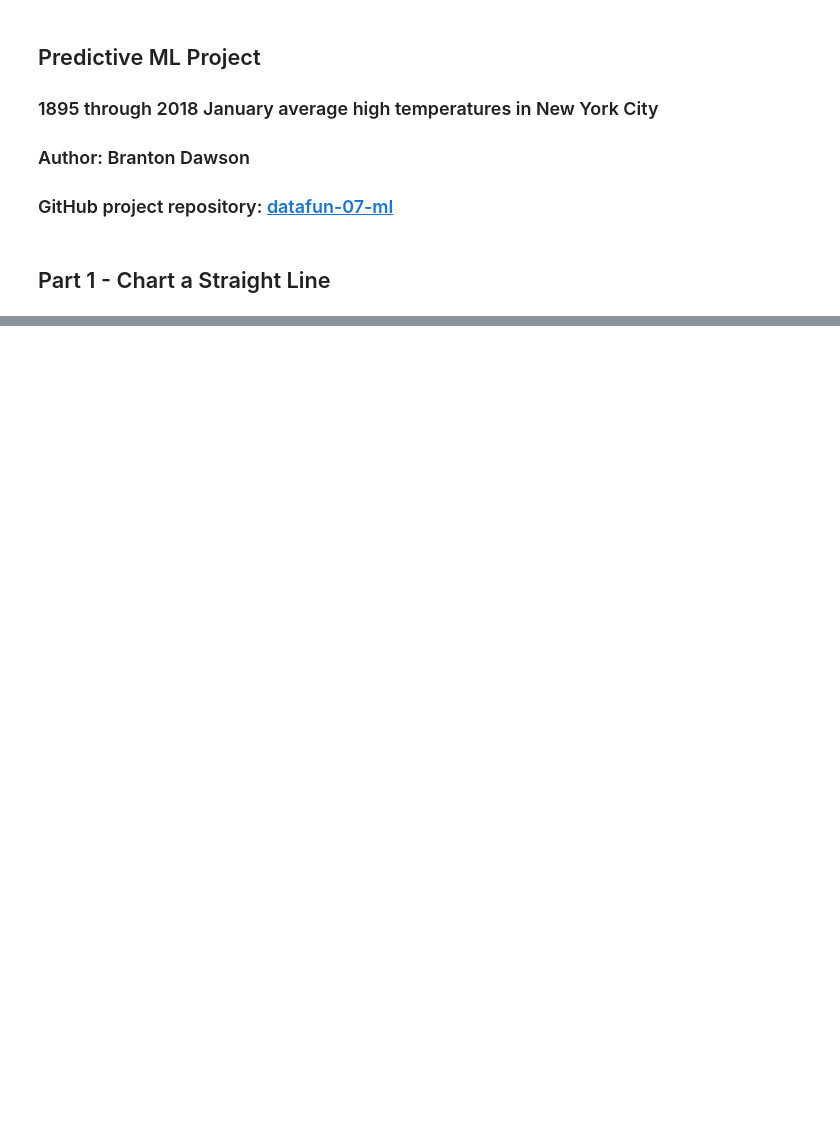
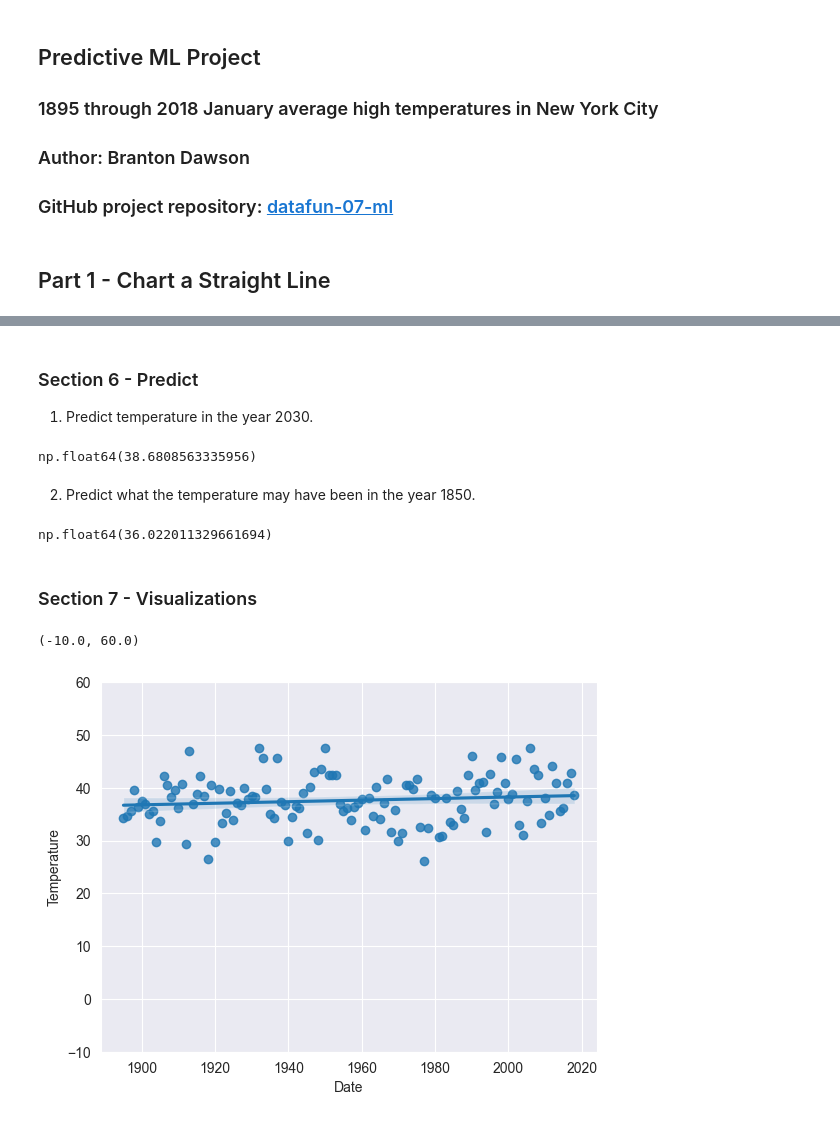
Before and after one commit to bjdawson23/datafun-07-ml, a Jupyter notebook: branton_ml.ipynb, the cells around one changed output, grey strips where cells are left out. Saved outputs shown, nothing was run; the diff lists cells and outputs as text; code cells hidden in the pictures; blank space fills up the shorter version.

```diff
--- a/branton_ml.ipynb
+++ b/branton_ml.ipynb
@@ -29,0 +33,2 @@ y_label = axes.set_ylabel('Celsius')
+# %%
+nyc_df = pd.read_csv('ave_hi_nyc_jan_1895-2018.csv')
@@ -29,0 +67,2 @@ y_label = axes.set_ylabel('Celsius')
+# %%
+nyc_df.columns = ['Date', 'Temperature', 'Anomaly']
@@ -29,0 +87,2 @@ y_label = axes.set_ylabel('Celsius')
+# %%
+nyc_df.Date = nyc_df.Date.floordiv(100)
@@ -29,0 +132,25 @@ y_label = axes.set_ylabel('Celsius')
+# %% [markdown]
+### Section 6 - Predict
+1. Predict temperature in the year 2030.
+# %%
+linear_regression.slope * 2030 + linear_regression.intercept
+# %% [output]
+np.float64(38.6808563335956)
+# %% [markdown]
+2. Predict what the temperature may have been in the year 1850.
+# %%
+linear_regression.slope * 1850 + linear_regression.intercept
+# %% [output]
+np.float64(36.022011329661694)
+# %% [markdown]
+### Section 7 - Visualizations
+# %%
+# Plot the average high temperatures and regression line
+sns.set_style('darkgrid')
+axes = sns.regplot(x=nyc_df.Date, y=nyc_df.Temperature)
+
+# Scale y-axis
+axes.set_ylim(-10, 60)
+# %% [output]
+(-10.0, 60.0)
+[figure, added]
```
Also changed, not shown: parts of 18 cells of this notebook, 1 other file.
